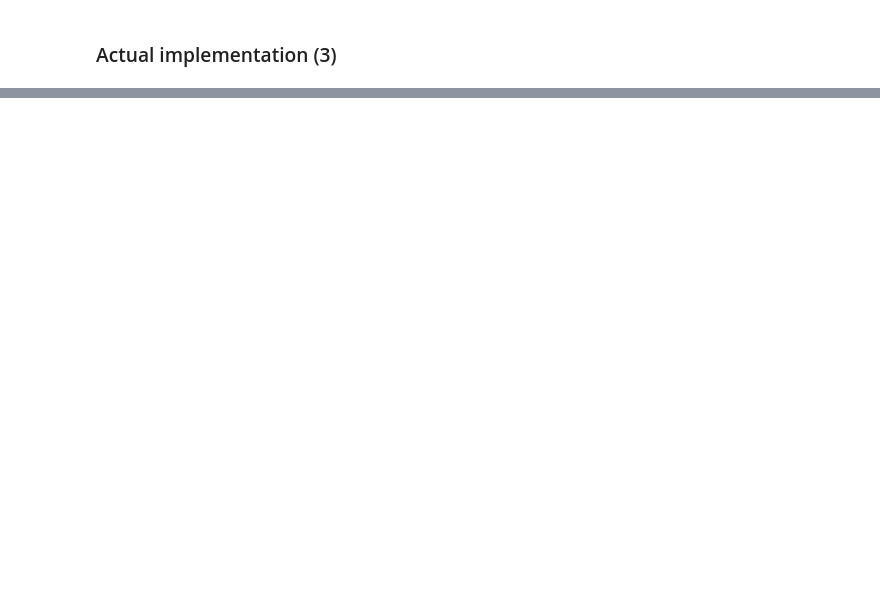
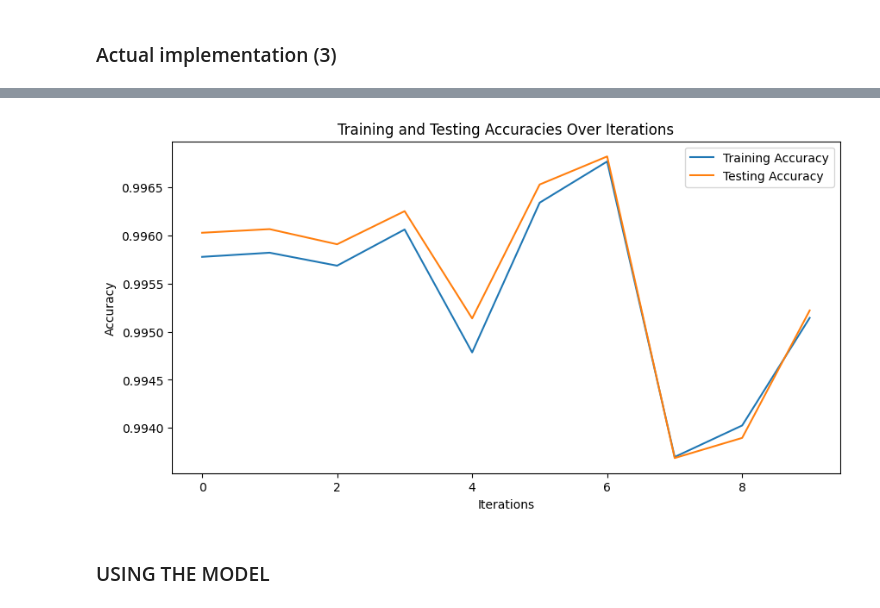
Before and after one commit to Shobhan0304/DDoS_attack_prediction_CNN, a Jupyter notebook: ddos_cnn_new.ipynb, the cells around one changed output, grey strips where cells are left out. Drawn from its saved outputs; the diff is of its cells as text; code cells hidden in the pictures; blank space fills up the shorter version.

Commit message:
Test notebook

```diff
--- a/ddos_cnn_new.ipynb
+++ b/ddos_cnn_new.ipynb
@@ -412,7 +480,7 @@ for e in range(num_epochs):
         lowest_loss = avg_loss
         # Save the state dictionary of the model
         print(f'New Lowest model: Epoch {e}')
-        torch.save(model.state_dict(), 'best_model.pth')
+        # torch.save(model.state_dict(), 'best_model.pth')
 # %% [output]
 Epoch 0 --- Avg loss = 292.2984
 New Lowest model: Epoch 0
@@ -945,0 +1041,12 @@ data_loader = DataLoader(dataset, batch_size=128, shuffle=True)
+# %%
+p = []
+targ = []
+ip = []
+
+for inputs, labels in test_loader:
+        inputs = inputs.unsqueeze(-1).permute(0, 2, 1)
+        outputs = model3(inputs)
+
+        ip.extend(inputs)
+        p.extend(torch.argmax(outputs, dim=1).cpu().numpy())
+        targ.extend(labels.cpu().numpy())
@@ -969,0 +1242,17 @@ prarm_idx: 30, numel: 15
+# %%
+X_tensor = torch.tensor(X.values, dtype=torch.float32)
+y_tensor = torch.tensor(y.values, dtype=torch.long)
+dataset = TensorDataset(X_tensor, y_tensor)
+
+# Split dataset into training and testing sets
+train_size = int(0.8 * len(dataset))
+test_size = len(dataset) - train_size
+train_dataset, test_dataset = random_split(dataset, [train_size, test_size])
+
+train_loader = DataLoader(train_dataset, batch_size=128, shuffle=True)
+test_loader = DataLoader(test_dataset, batch_size=128, shuffle=False)
+
+criterion = nn.CrossEntropyLoss()
+
+# Perform CSO optimization
+train_accuracies, test_accuracies = cso_optimization(population_size=10, max_iterations=1, model=model3, train_loader=train_loader, test_loader=test_loader, criterion=criterion)
@@ -969,0 +1271,13 @@ prarm_idx: 30, numel: 15
+# %%
+plt.figure(figsize=(10, 5))
+plt.plot(train_accuracies, label='Training Accuracy')
+plt.plot(test_accuracies, label='Testing Accuracy')
+plt.xlabel('Iterations')
+plt.ylabel('Accuracy')
+plt.title('Training and Testing Accuracies Over Iterations')
+plt.legend()
+plt.show()
+# %% [output]
+[figure, added]
+# %% [markdown]
+### USING THE MODEL
```
Also changed, not shown: parts of 68 cells of this notebook.
